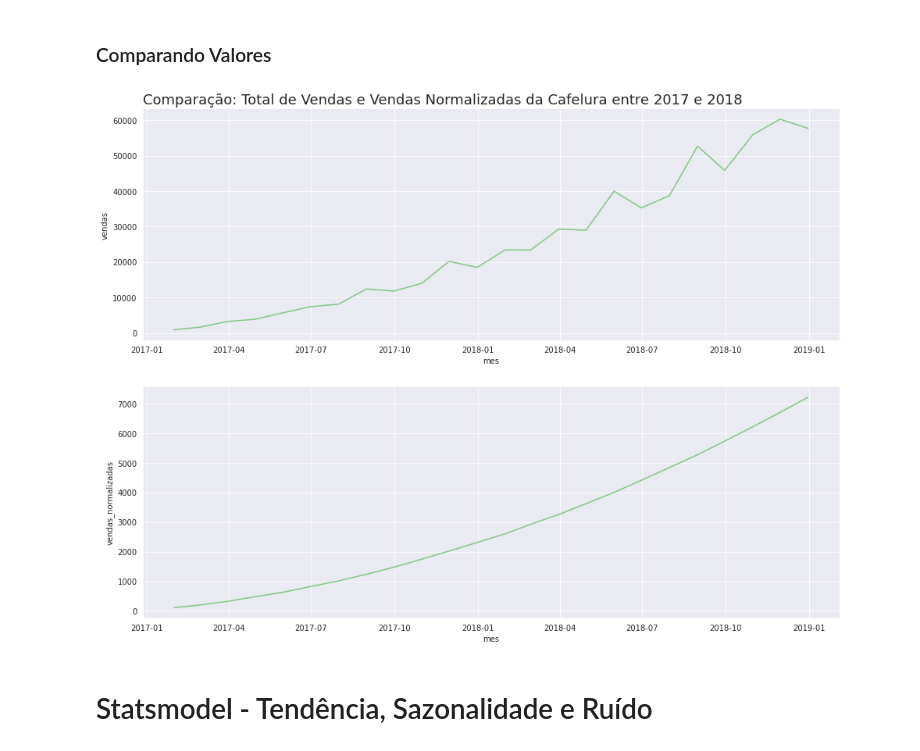
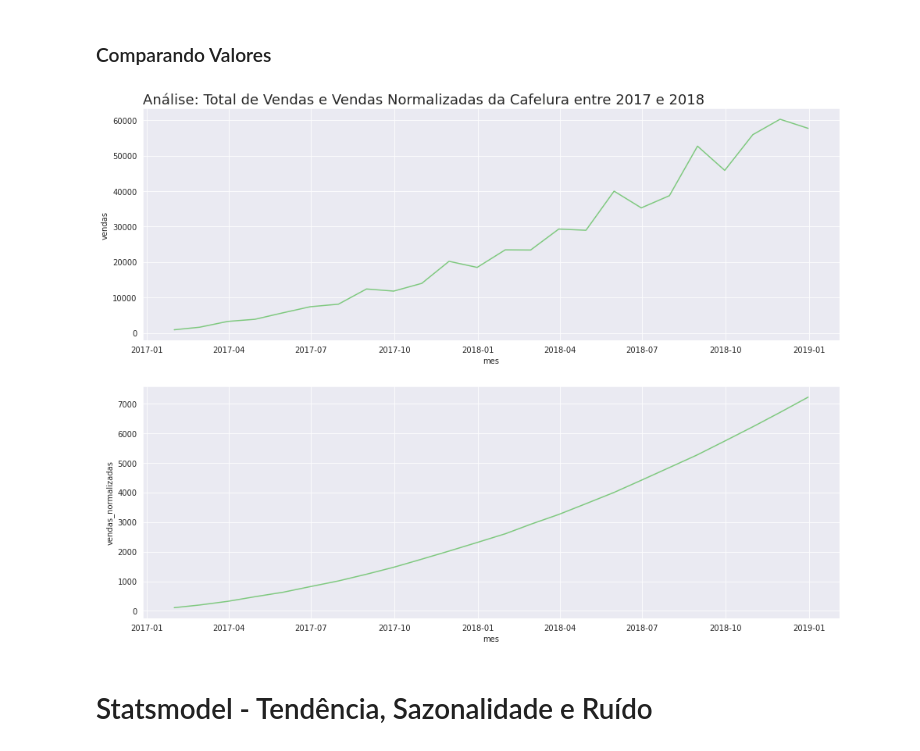
Before and after one commit to strawndri/time-series, a Jupyter notebook: time_series.ipynb, the cells around one changed output. Cells and saved outputs as stored; diff of their text form; code cells hidden in the pictures.

```diff
--- a/time_series.ipynb
+++ b/time_series.ipynb
@@ -432,10 +473,10 @@ plotar('Vendas normalizadas da Cafelura entre 2017 e 2018', 'Tempo',
 # %% [markdown]
 ### Comparando Valores
 # %%
-compararPlots('Comparação: Total de Vendas e Vendas Normalizadas da Cafelura entre 2017 e 2018',
+compararPlots('Análise: Total de Vendas e Vendas Normalizadas da Cafelura entre 2017 e 2018',
               'mes', 'vendas', 'vendas_normalizadas', dataset=cafelura)
 # %% [output]
-[figure, old version]
+[figure, new version]
 # %% [markdown]
 # Statsmodel - Tendência, Sazonalidade e Ruído
 # %%
```
Also changed, not shown: parts of 16 cells of this notebook.
